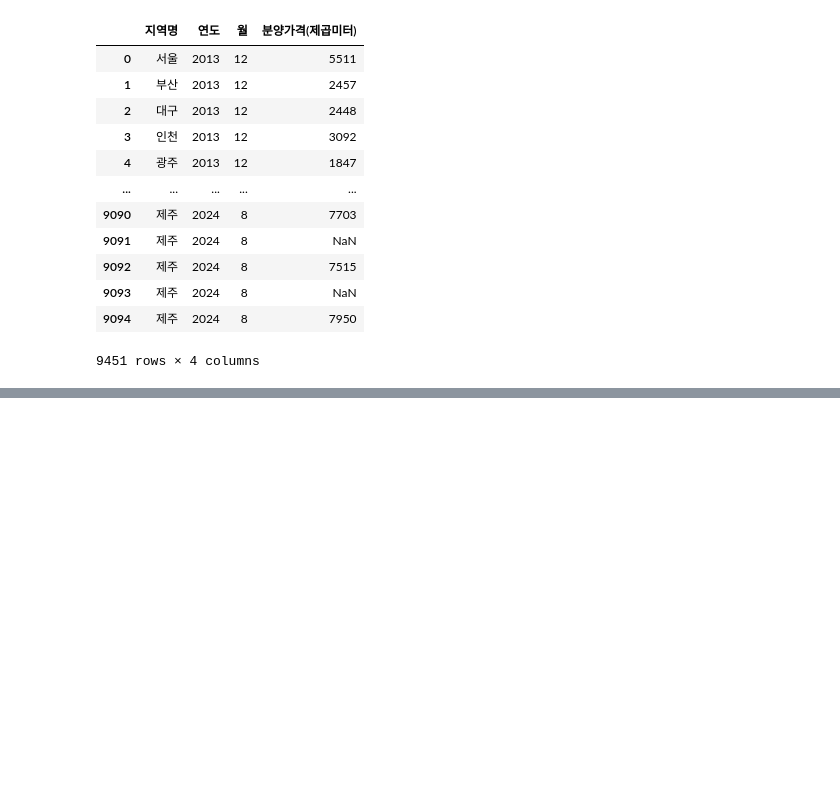
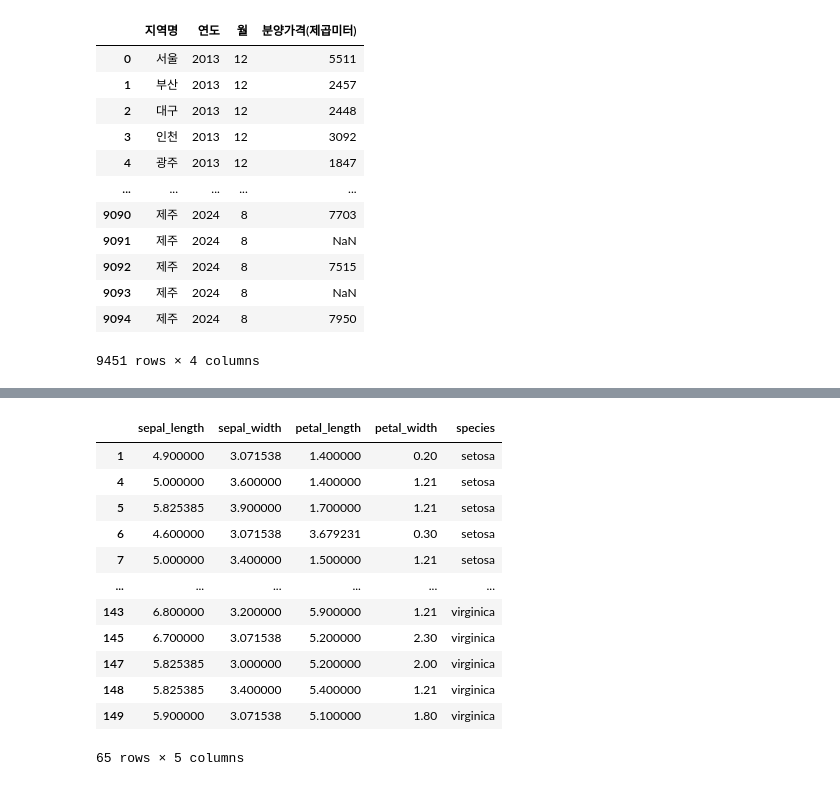
Before and after one commit to seungdobaek/ai_x, a Jupyter notebook: source/01_python/ch11_데이터프레임과시리즈_9~13절.ipynb, the cells around one changed output, grey strips where cells are left out. Drawn from its saved outputs; the diff is of its cells as text; code cells hidden in the pictures; blank space fills up the shorter version.

```diff
--- a/source/01_python/ch11_데이터프레임과시리즈_9~13절.ipynb
+++ b/source/01_python/ch11_데이터프레임과시리즈_9~13절.ipynb
@@ -656,0 +932,23 @@ pd.concat([new_first, new_last])
+# %%
+na_index = iris[iris['sepal_length'].isna() |
+     iris['sepal_width'].isna() |
+     iris['petal_length'].isna() |
+     iris['petal_width'].isna()].index #결측치가 있는 행이름
+# %%
+# 3단계 : 결측치를 열별 평균으로 대체
+iris.fillna(value=iris.iloc[:,:-1].mean(axis=0), inplace=True)
+iris.loc[na_index] #결측치가 있었던 데이터
+# %% [output]
+|  | sepal_length | sepal_width | petal_length | petal_width | species |
+| 1 | 4.900000 | 3.071538 | 1.400000 | 0.20 | setosa |
+| 4 | 5.000000 | 3.600000 | 1.400000 | 1.21 | setosa |
+| 5 | 5.825385 | 3.900000 | 1.700000 | 1.21 | setosa |
+| 6 | 4.600000 | 3.071538 | 3.679231 | 0.30 | setosa |
+| 7 | 5.000000 | 3.400000 | 1.500000 | 1.21 | setosa |
+| ... | ... | ... | ... | ... | ... |
+| 143 | 6.800000 | 3.200000 | 5.900000 | 1.21 | virginica |
+| 145 | 6.700000 | 3.071538 | 5.200000 | 2.30 | virginica |
+| 147 | 5.825385 | 3.000000 | 5.200000 | 2.00 | virginica |
+| 148 | 5.825385 | 3.400000 | 5.400000 | 1.21 | virginica |
+| 149 | 5.900000 | 3.071538 | 5.100000 | 1.80 | virginica |
+65 rows × 5 columns
```
Also changed, not shown: parts of 81 cells of this notebook, 3 other files.
